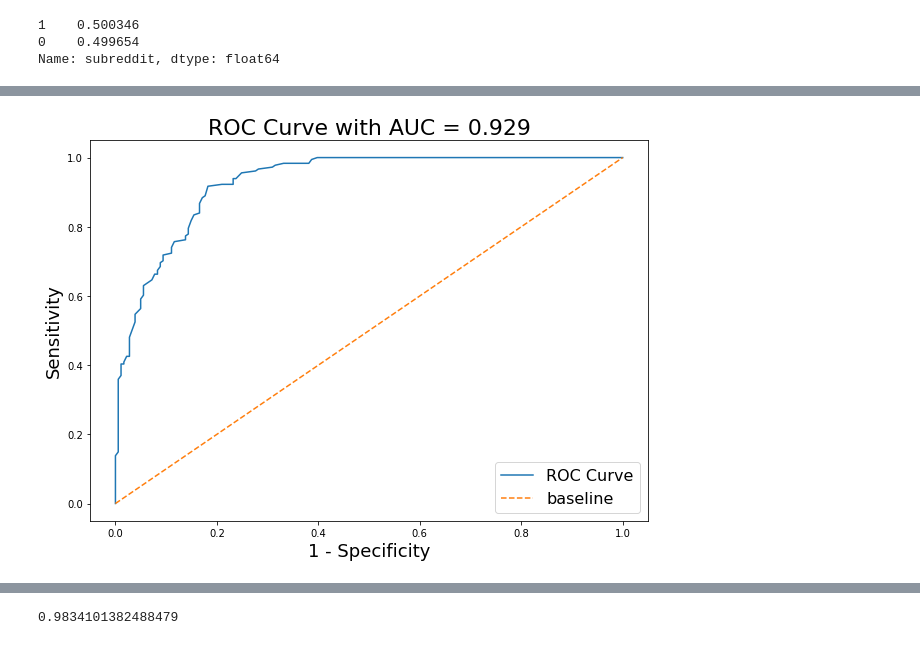
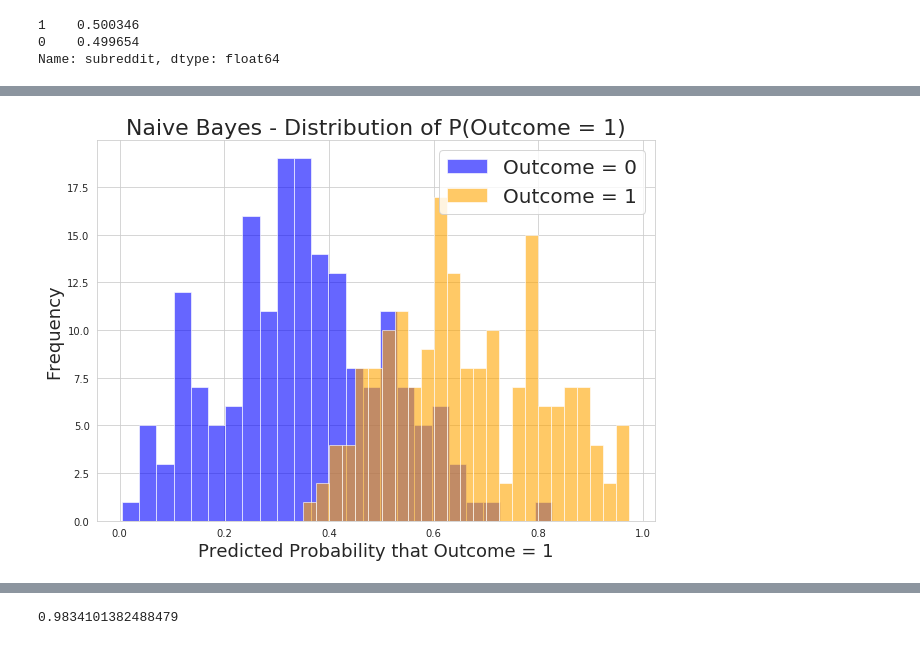
Before and after one commit to ngweiern/ga-dsi-proj-3, a Jupyter notebook: code/02_nlp.ipynb, the cells around one changed output, grey strips where cells are left out. Cells and saved outputs as stored; diff of their text form; code cells hidden in the pictures.

```diff
--- a/code/02_nlp.ipynb
+++ b/code/02_nlp.ipynb
@@ -155,6 +300,5 @@ def review_to_words(raw_post):
 # %%
-X = df_1['selftext']
-# X = combined_df['selftext'].apply(review_to_words)
+X = df_1['selftext'].apply(review_to_words)
 y = df_1['subreddit']
 # %%
 # Create train_test_split.
@@ -168,6 +312,6 @@ X_train, X_test, y_train, y_test = train_test_split(X,
 # %%
 pipe = Pipeline([
-    ('cvec', CountVectorizer(stop_words='english')),
+    ('cvec', CountVectorizer()),
     ('tfidf', TfidfTransformer()),
     ('nb', MultinomialNB())
 ])
@@ -179,7 +323,7 @@ pipe_params = {
     'cvec__max_df': [.9, .95],
     'cvec__ngram_range': [(1,1), (1,2)]
 }
-gs = GridSearchCV(pipe, param_grid=pipe_params, cv=3)
+gs = GridSearchCV(pipe, param_grid=pipe_params, cv=3, n_jobs=-1)
 gs.fit(X_train, y_train) # gs.fit(X_train['selftext'], y_train)
 print(gs.best_score_)
 gs.best_params_
@@ -249,4 +451,5 @@ plotter.plot_probability_distribution(pred_df)
-# %%
-plotter.plot_roc_curve(pred_df=pred_df)
-# %% [output]
-[figure, removed]
+# %%
+plotter.plot_probability_distribution(pred_df, "Naive Bayes")
+plt.savefig('../images/probdist_naivebayes_before.png', transparent=True)
+# %% [output]
+[figure, added]
```
Also changed, not shown: parts of 112 cells of this notebook, 15 other files.
